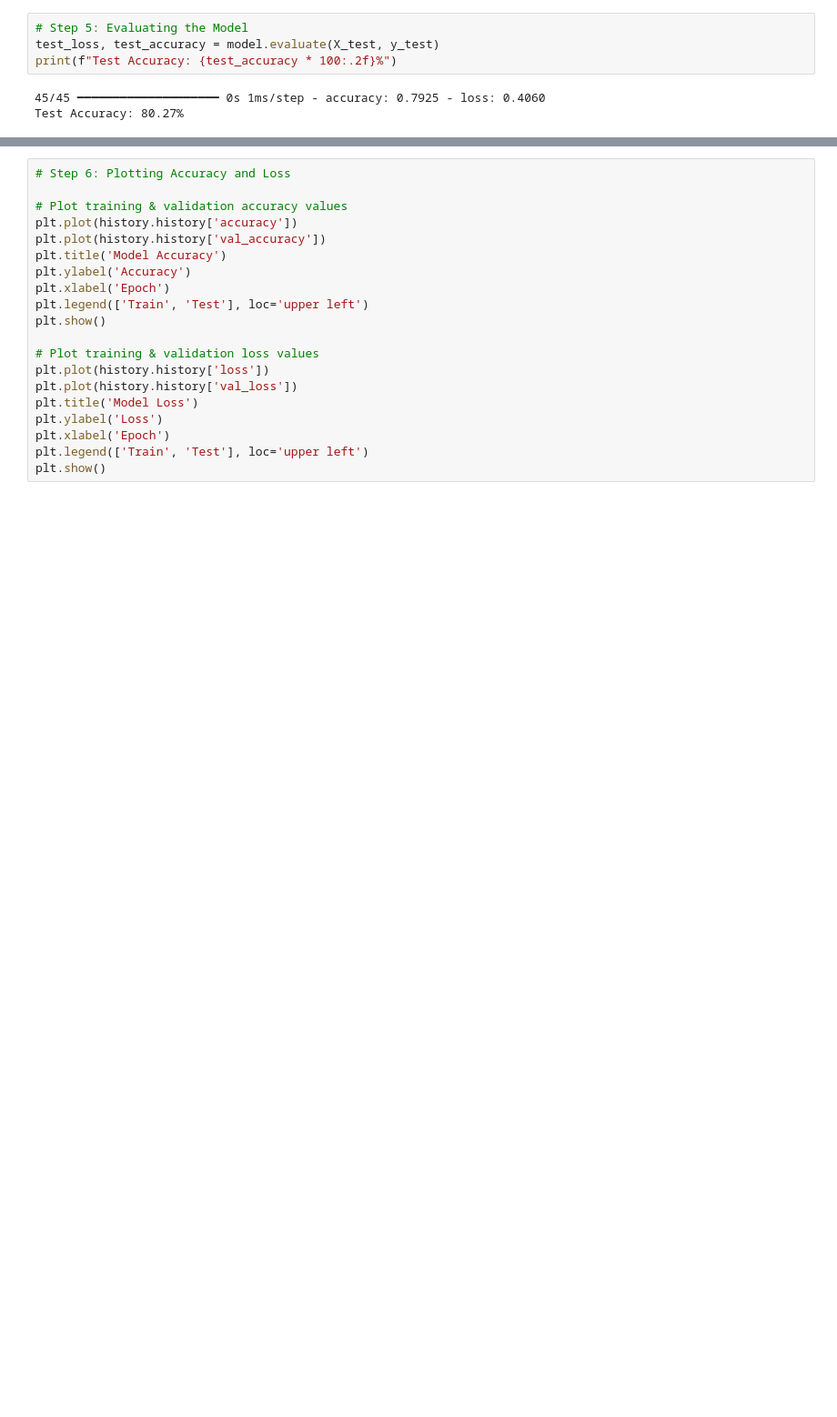
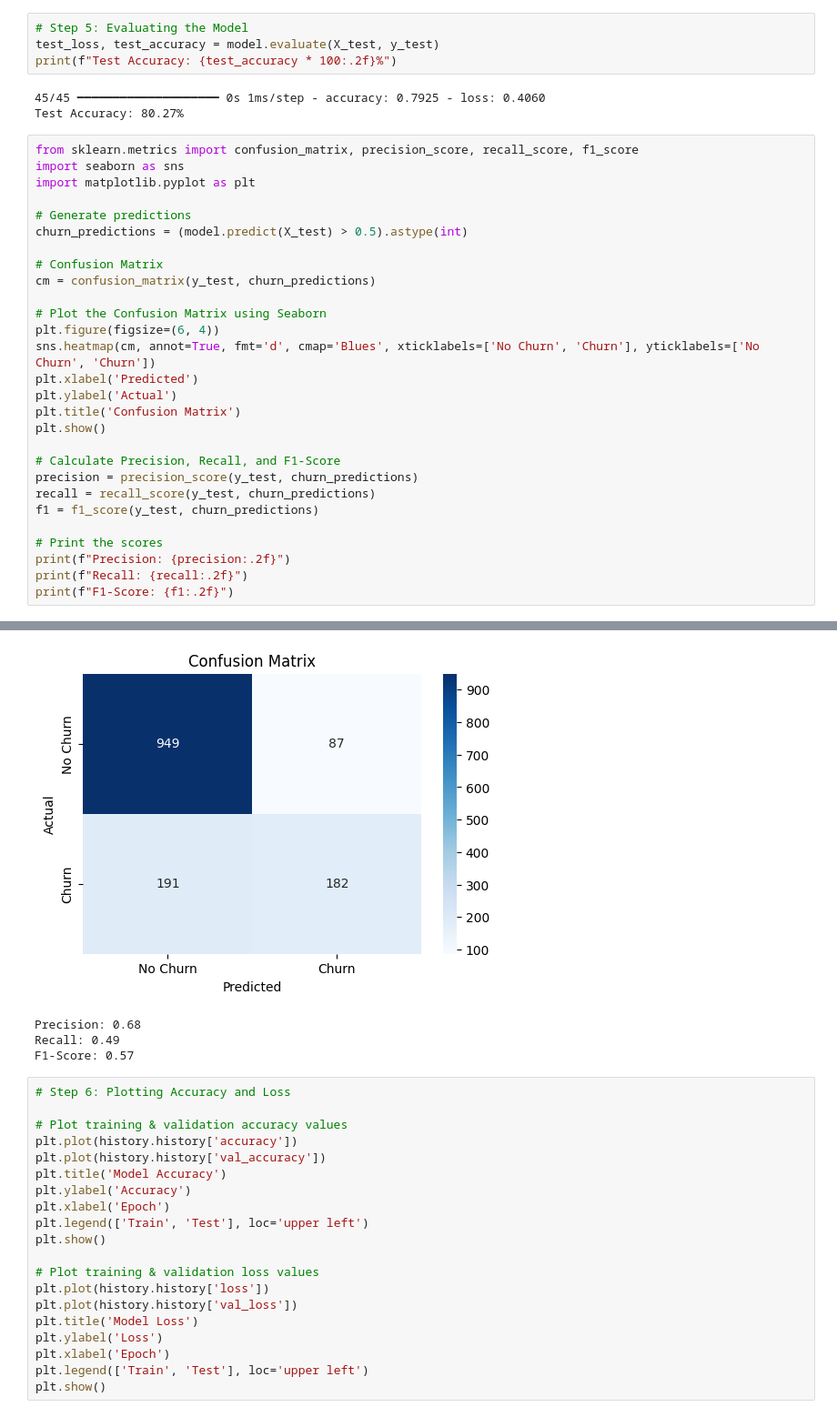
Before and after one commit to sudeep4ty/Data-Analytics, a Jupyter notebook: Predictive analysis/ANN_Customer_Churn_Final_Corrected.ipynb, the cells around one changed output, grey strips where cells are left out. Shown at 91% size. Saved outputs shown, nothing was run; the diff lists cells and outputs as text; blank space fills up the shorter version.

```diff
--- a/Predictive analysis/ANN_Customer_Churn_Final_Corrected.ipynb
+++ b/Predictive analysis/ANN_Customer_Churn_Final_Corrected.ipynb
@@ -100,3 +112,32 @@ print(f"Test Accuracy: {test_accuracy * 100:.2f}%")
 # %% [output]
 45/45 ━━━━━━━━━━━━━━━━━━━━ 0s 1ms/step - accuracy: 0.7925 - loss: 0.4060
 Test Accuracy: 80.27%
+# %%
+from sklearn.metrics import confusion_matrix, precision_score, recall_score, f1_score
+import seaborn as sns
+import matplotlib.pyplot as plt
+
+# Generate predictions
+churn_predictions = (model.predict(X_test) > 0.5).astype(int)
+
+# Confusion Matrix
+cm = confusion_matrix(y_test, churn_predictions)
+
+# Plot the Confusion Matrix using Seaborn
+plt.figure(figsize=(6, 4))
+sns.heatmap(cm, annot=True, fmt='d', cmap='Blues', xticklabels=['No Churn', 'Churn'], yticklabels=['No Churn', 'Churn'])
+plt.xlabel('Predicted')
+plt.ylabel('Actual')
+plt.title('Confusion Matrix')
+plt.show()
+
+# Calculate Precision, Recall, and F1-Score
+precision = precision_score(y_test, churn_predictions)
+recall = recall_score(y_test, churn_predictions)
+f1 = f1_score(y_test, churn_predictions)
+
+# Print the scores
+print(f"Precision: {precision:.2f}")
+print(f"Recall: {recall:.2f}")
+print(f"F1-Score: {f1:.2f}")
+# %% [output]
@@ -103,3 +145,7 @@ Test Accuracy: 80.27%
+[figure, added]
+Precision: 0.68
+Recall: 0.49
+F1-Score: 0.57
 # %%
 # Step 6: Plotting Accuracy and Loss
 
```
Also changed, not shown: parts of 2 cells of this notebook, 5 other files.
